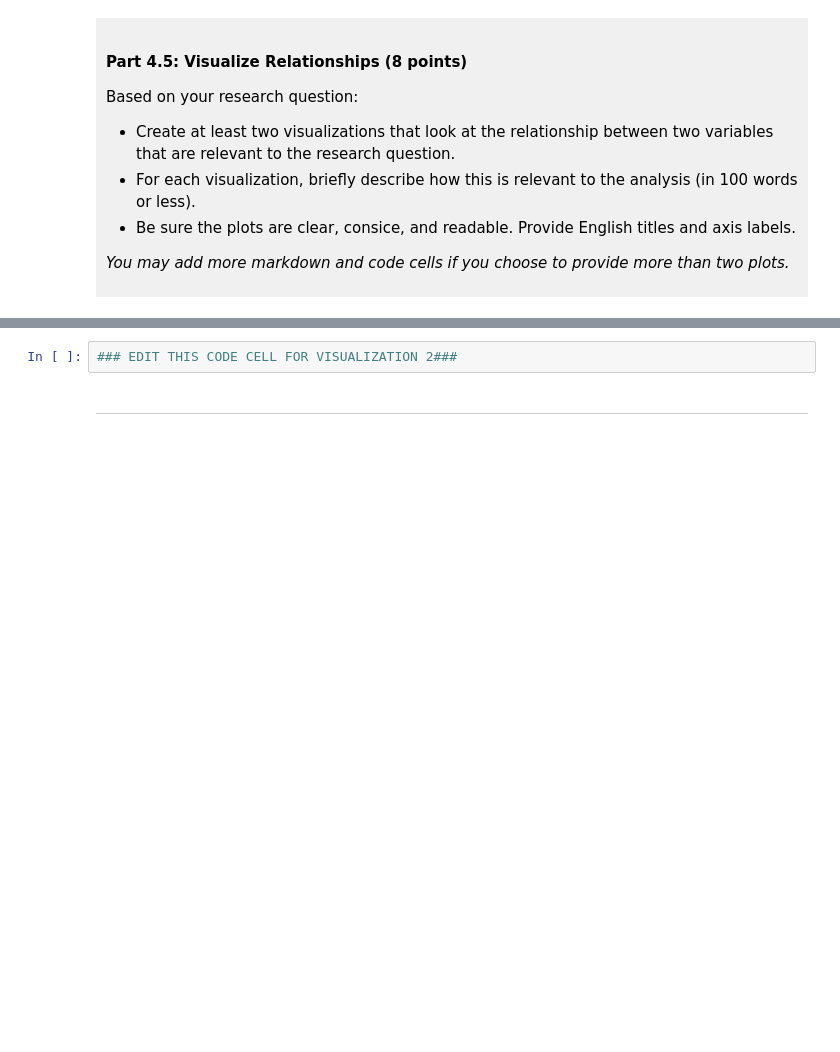
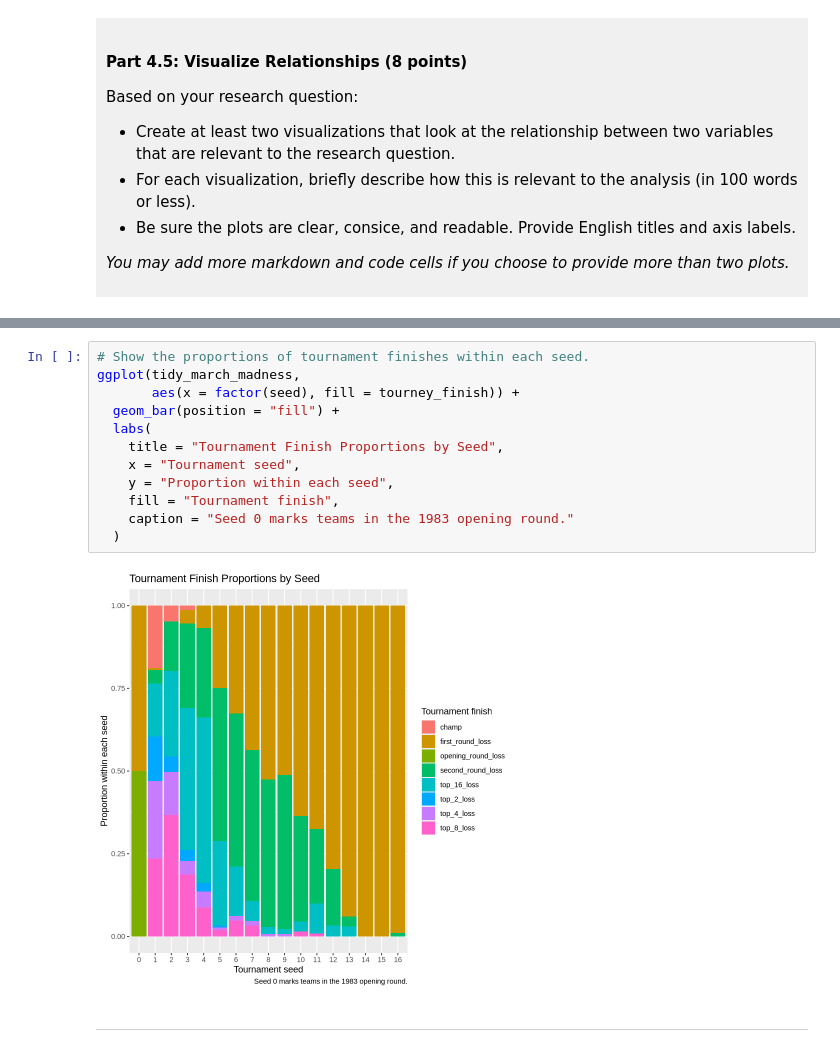
Before and after one commit to DYyye/dsci-100-project-danny-duan, a Jupyter notebook: dsci-100-project-notebook.ipynb, the cells around one changed output, grey strips where cells are left out. Drawn from its saved outputs; the diff is of its cells as text; blank space fills up the shorter version.

```diff
--- a/dsci-100-project-notebook.ipynb
+++ b/dsci-100-project-notebook.ipynb
@@ -281,5 +392,17 @@ Visualization 2: %%% EDIT THIS MARKDOWN CELL%%%
 # %%
-### EDIT THIS CODE CELL FOR VISUALIZATION 2###
+# Show the proportions of tournament finishes within each seed.
+ggplot(tidy_march_madness,
+       aes(x = factor(seed), fill = tourney_finish)) +
+  geom_bar(position = "fill") +
+  labs(
+    title = "Tournament Finish Proportions by Seed",
+    x = "Tournament seed",
+    y = "Proportion within each seed",
+    fill = "Tournament finish",
+    caption = "Seed 0 marks teams in the 1983 opening round."
+  )
+# %% [output]
+[figure, added]
 # %% [markdown]
 ------
 # %% [markdown]
```
Also changed, not shown: parts of 13 cells of this notebook.
